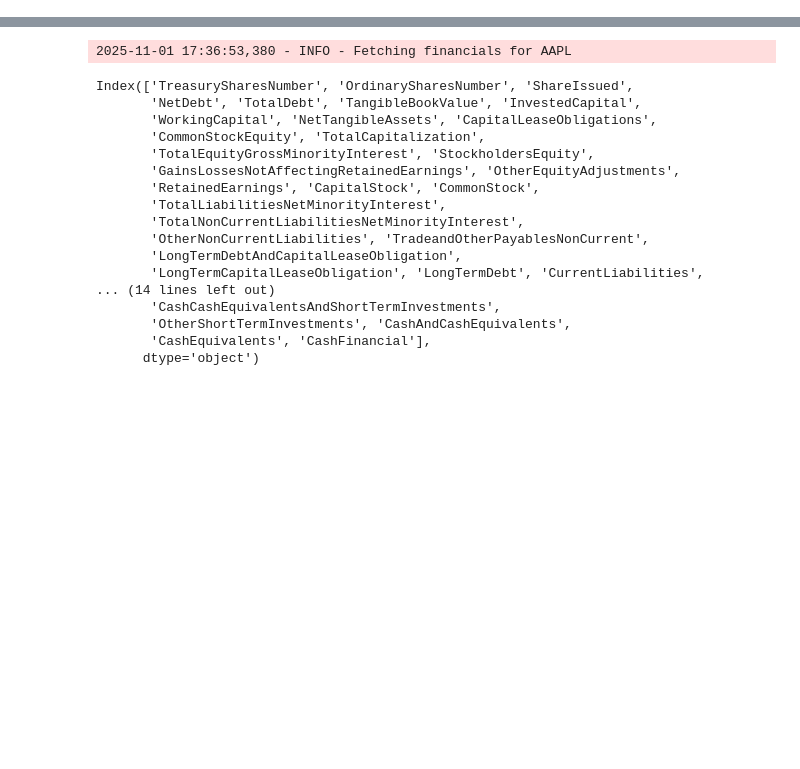
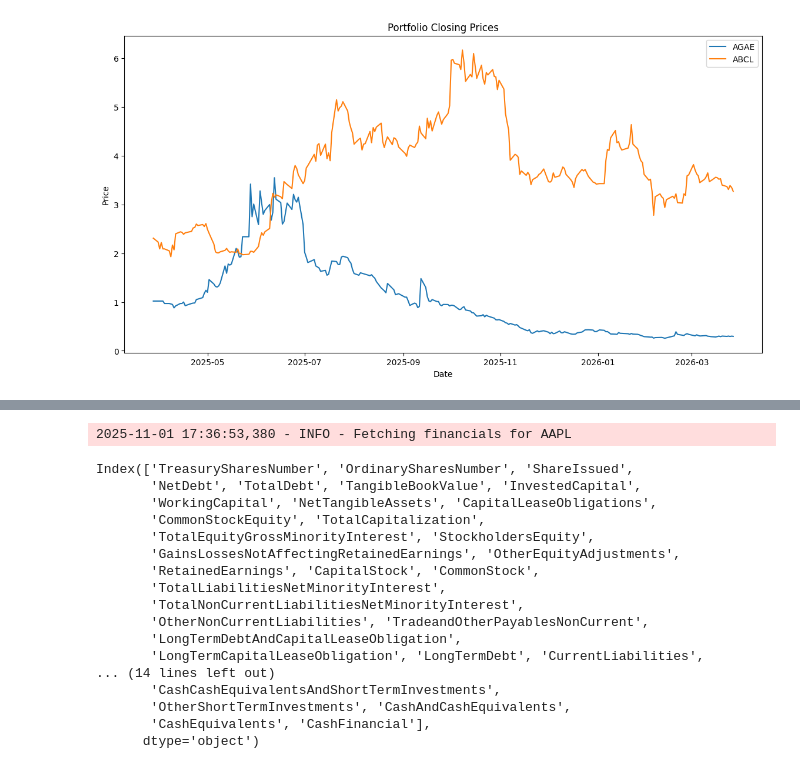
Before and after one commit to alessandroschiraldi/valh, a Jupyter notebook: mkt_data/test_download.ipynb, the cells around one changed output, grey strips where cells are left out. Cells and saved outputs as stored; diff of their text form; code cells hidden in the pictures; blank space fills up the shorter version.

```diff
--- a/mkt_data/test_download.ipynb
+++ b/mkt_data/test_download.ipynb
@@ -11,13 +8,13 @@ histdata2 = stock.historical_prices(period="1y", interval="1d")
 # %%
 
-ticker1 = tickers.loc[422, 'ticker']
+# get two stocks historical datas
+# stock 1
+ticker1 = tickers.loc[300, 'ticker']
 stock1 = Stock(ticker1)
 histdata = stock1.historical_prices(period="1y", interval="1d")
-
-
-
-ticker2 = tickers.loc[3, 'ticker']
+# stock 2
+ticker2 = tickers.loc[38, 'ticker']
 stock2 = Stock(ticker2)
 ptf = Portfolio([stock1,stock2])
-histdata = stock.historical_prices(period="1y", interval="1d")
-stock.plot_prices(histdata)
+ptf.plot_prices()
+# %% [output]
@@ -23,0 +24 @@ stock.plot_prices(histdata)
+[figure, added]
```
Also changed, not shown: parts of 3 cells of this notebook, 1 other file.
